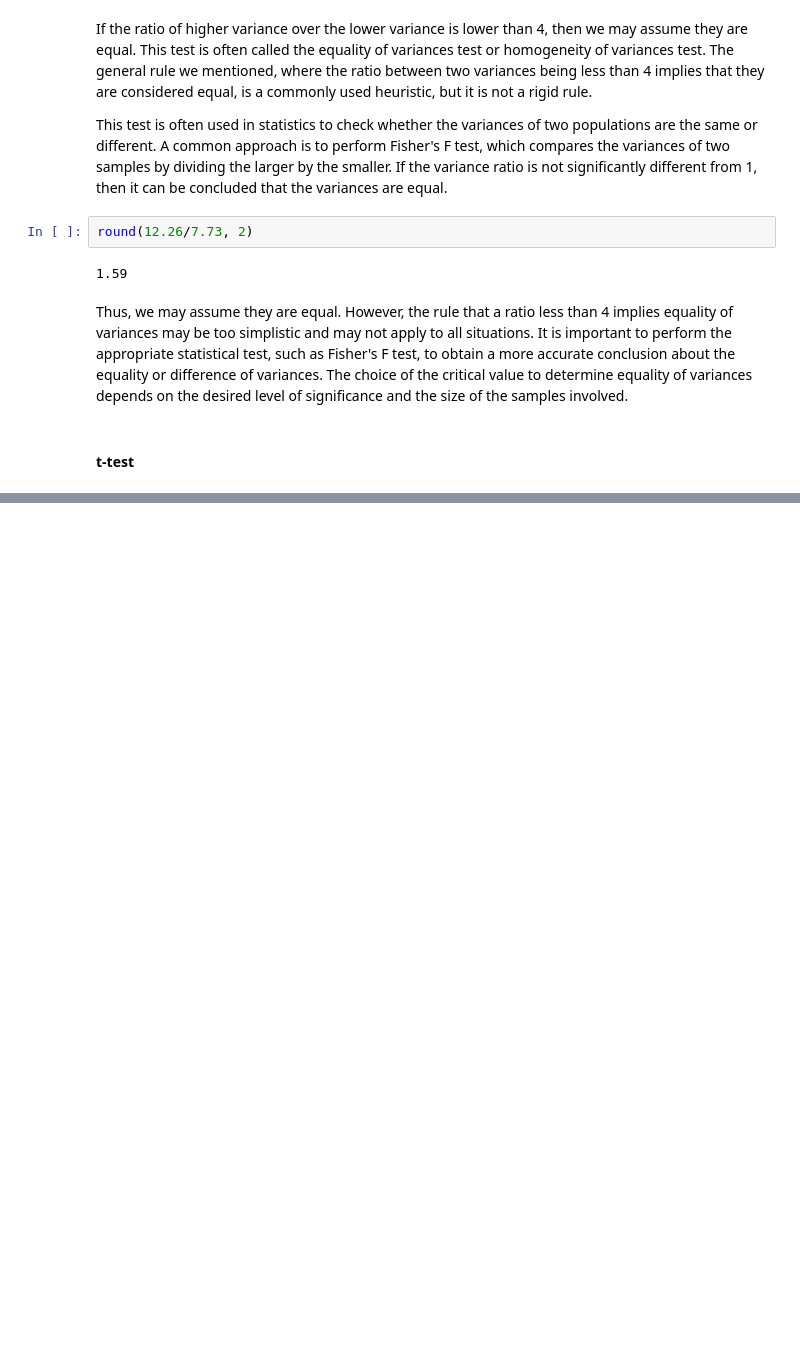
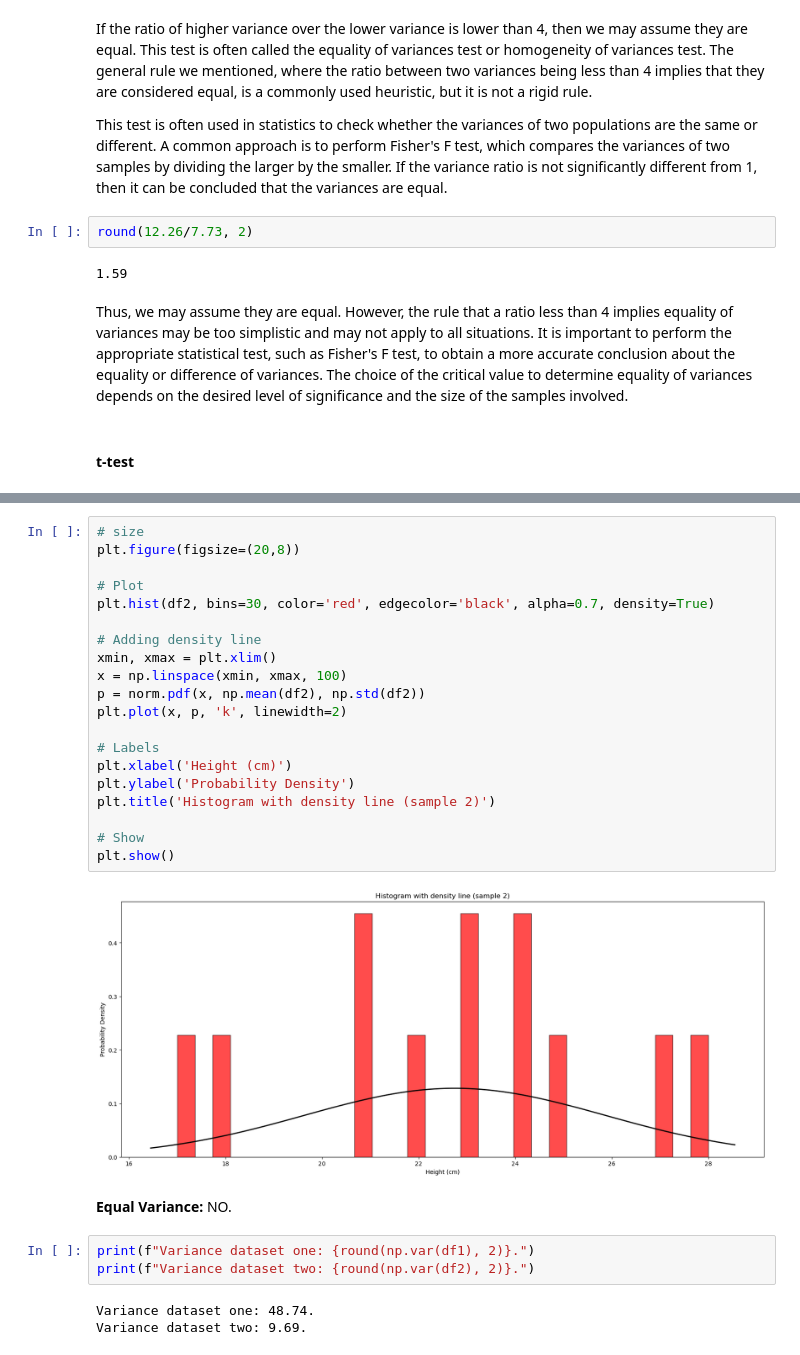
Before and after one commit to lucasquemelli/a-b_testing, a Jupyter notebook: ab_testing.ipynb, the cells around one changed output, grey strips where cells are left out. Drawn from its saved outputs; the diff is of its cells as text; blank space fills up the shorter version.

```diff
--- a/ab_testing.ipynb
+++ b/ab_testing.ipynb
@@ -879,0 +1006,30 @@ We accept (fail to reject) the null hypothesis. The species have the same averag
+# %%
+# size
+plt.figure(figsize=(20,8))
+
+# Plot
+plt.hist(df2, bins=30, color='red', edgecolor='black', alpha=0.7, density=True)
+
+# Adding density line
+xmin, xmax = plt.xlim()
+x = np.linspace(xmin, xmax, 100)
+p = norm.pdf(x, np.mean(df2), np.std(df2))
+plt.plot(x, p, 'k', linewidth=2)
+
+# Labels
+plt.xlabel('Height (cm)')
+plt.ylabel('Probability Density')
+plt.title('Histogram with density line (sample 2)')
+
+# Show
+plt.show()
+# %% [output]
+[figure, added]
+# %% [markdown]
+**Equal Variance:** NO.
+# %%
+print(f"Variance dataset one: {round(np.var(df1), 2)}.")
+print(f"Variance dataset two: {round(np.var(df2), 2)}.")
+# %% [output]
+Variance dataset one: 48.74.
+Variance dataset two: 9.69.
```
Also changed, not shown: parts of 37 cells of this notebook.
